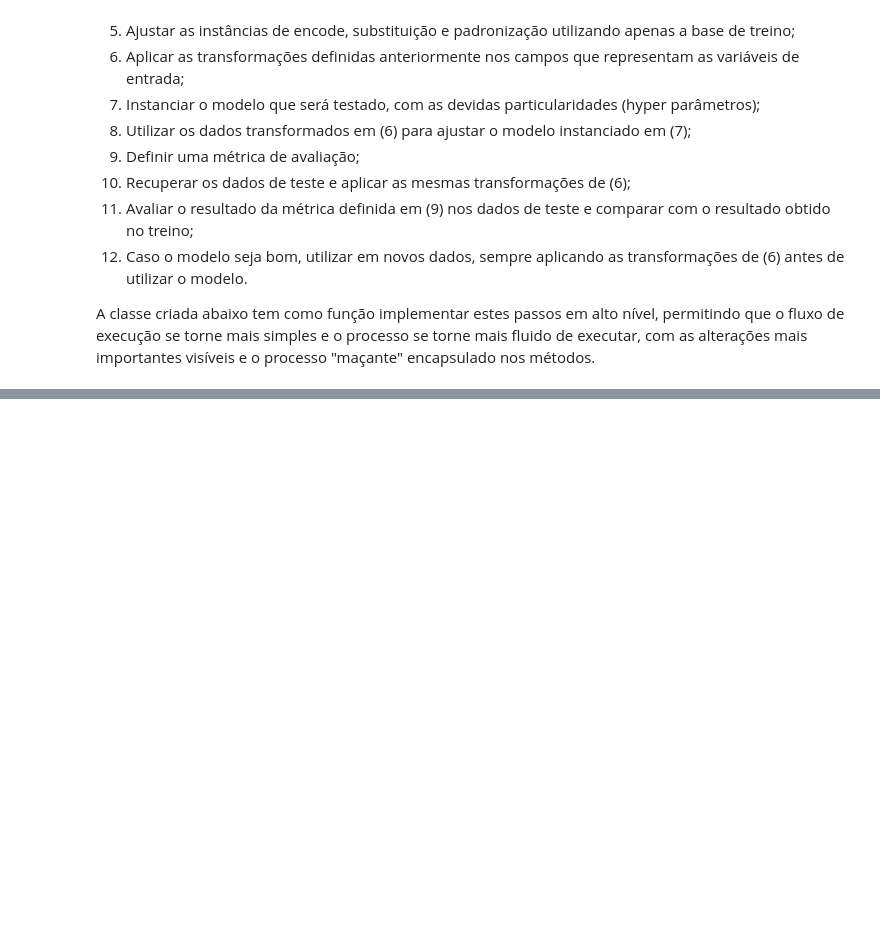
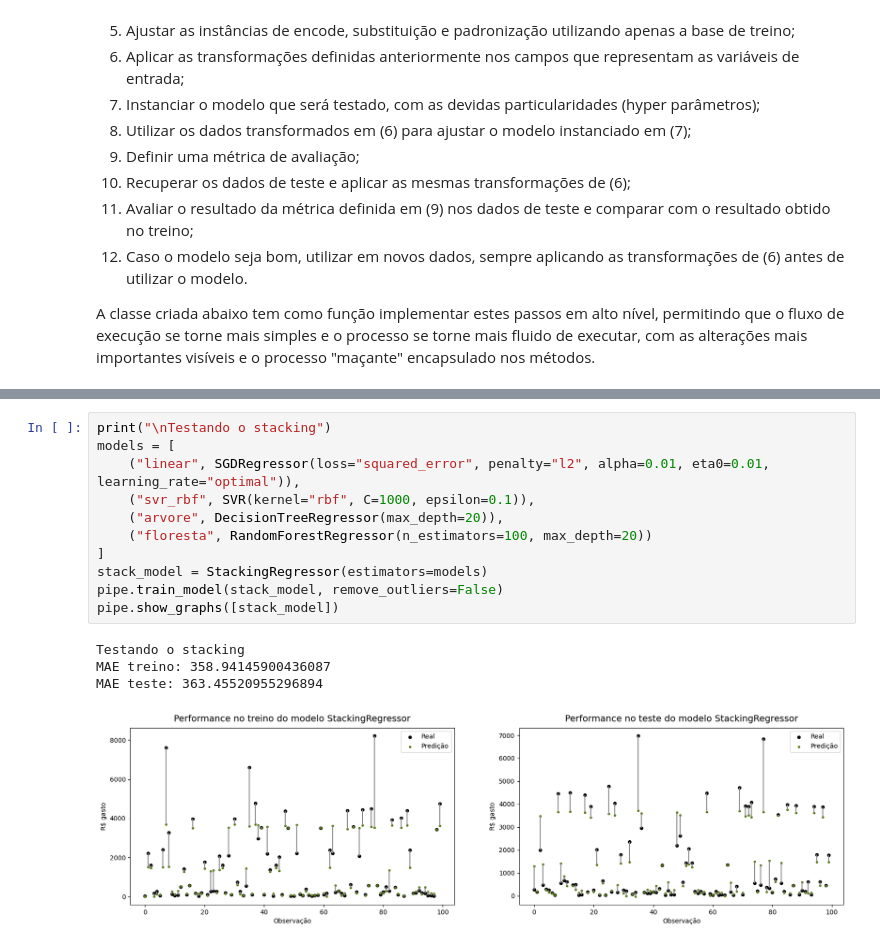
Before and after one commit to BrunoSantosPK/LaranjaLima, a Jupyter notebook: notebooks/ecommerce/regression.ipynb, the cells around one changed output, grey strips where cells are left out. Saved outputs shown, nothing was run; the diff lists cells and outputs as text; blank space fills up the shorter version.

```diff
--- a/notebooks/ecommerce/regression.ipynb
+++ b/notebooks/ecommerce/regression.ipynb
@@ -281,0 +312,16 @@ MAE teste: 1322.2721815770608
+# %%
+print("\nTestando o stacking")
+models = [
+    ("linear", SGDRegressor(loss="squared_error", penalty="l2", alpha=0.01, eta0=0.01, learning_rate="optimal")),
+    ("svr_rbf", SVR(kernel="rbf", C=1000, epsilon=0.1)),
+    ("arvore", DecisionTreeRegressor(max_depth=20)),
+    ("floresta", RandomForestRegressor(n_estimators=100, max_depth=20))
+]
+stack_model = StackingRegressor(estimators=models)
+pipe.train_model(stack_model, remove_outliers=False)
+pipe.show_graphs([stack_model])
+# %% [output]
+Testando o stacking
+MAE treino: 358.94145900436087
+MAE teste: 363.45520955296894
+[figure, added]
```
Also changed, not shown: parts of 14 cells of this notebook, 3 other files.
